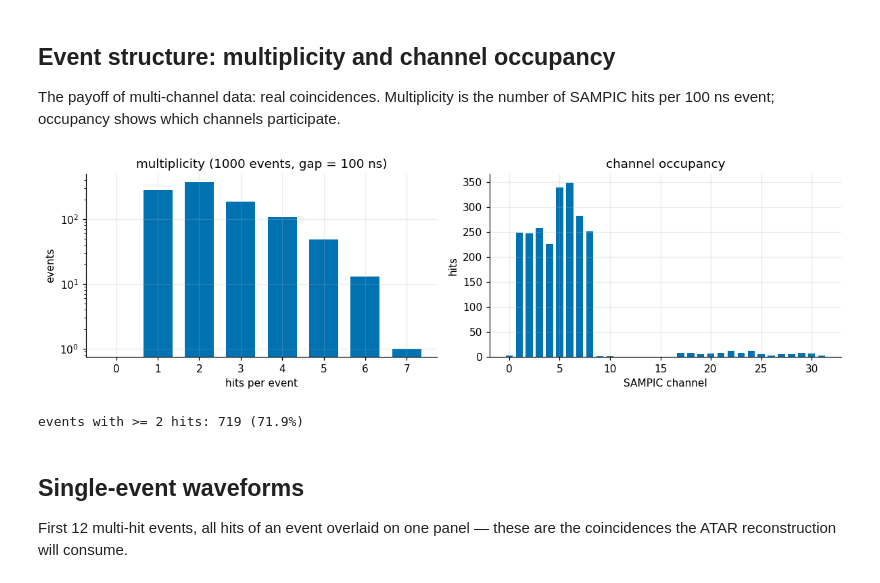
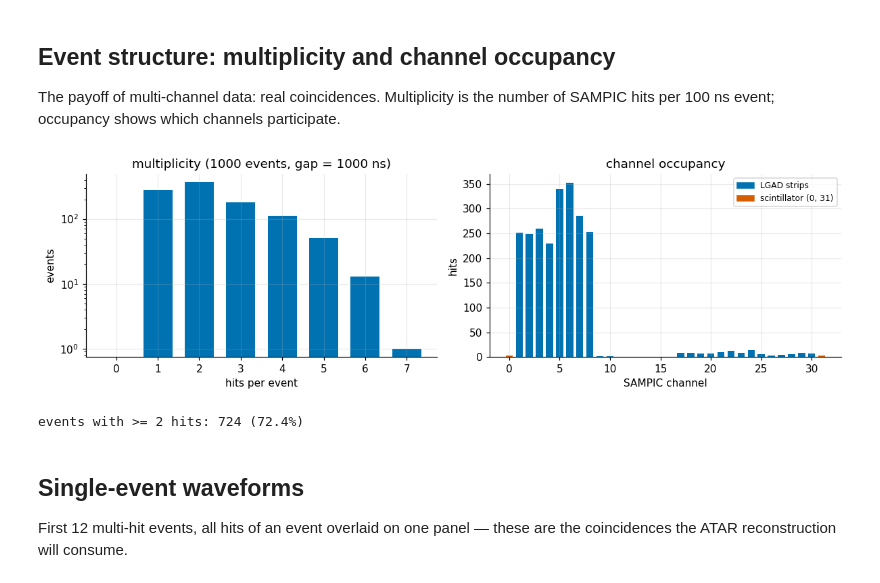
Before and after one commit to jlabounty/sampic-to-midas, a Jupyter notebook: notebooks/waveform_explorer_run108.ipynb, the cells around one changed output. Saved outputs shown, nothing was run; the diff lists cells and outputs as text; code cells hidden in the pictures.

```diff
--- a/notebooks/waveform_explorer_run108.ipynb
+++ b/notebooks/waveform_explorer_run108.ipynb
@@ -25,7 +30,8 @@ REC_FILE = WORKDIR / "sampic-to-midas/output/run108_first1000_rec.root"
 SOURCE_FILE = (WORKDIR / "data/TRIUMF"
                / "surfacemuons_down24percent_indtrig_s2Yslit_10_run108.root")
 ENTRY_STOP = 20000      # tree slice used by root_to_mid.py
-GAP_NS = 100.0
+GAP_NS = 1000.0          # potatar-analysis event window (combine_hits.C)
+SCINT_CHANNELS = (0, 31)  # dual-ended trigger scintillator (LGADDetectorMapping)
 DT_NS = 1e3 / 6400      # 6400 MS/s -> 0.15625 ns / sample
 
 # Okabe-Ito (colorblind-safe); one hue per role, fixed assignment
@@ -127,28 +133,33 @@ participate.
 # %%
 fig, (ax1, ax2) = plt.subplots(1, 2, figsize=(11, 3.4))
 phys = D["counts"][D["counts"] > 0]
 mult = np.bincount(phys)
 ax1.bar(np.arange(len(mult)), mult, color=C_MAIN, width=0.7)
 ax1.set_yscale("log")
 ax1.set_xlabel("hits per event")
 ax1.set_ylabel("events")
 ax1.set_title(f"multiplicity ({len(phys)} events, gap = {GAP_NS:.0f} ns)")
 
 occ = np.bincount(D["channel"], minlength=32)
-ax2.bar(np.arange(32), occ, color=C_MAIN, width=0.7)
+colors = [C_REF if c in SCINT_CHANNELS else C_MAIN for c in range(32)]
+ax2.bar(np.arange(32), occ, color=colors, width=0.7)
+from matplotlib.patches import Patch
+ax2.legend(handles=[Patch(color=C_MAIN, label="LGAD strips"),
+                    Patch(color=C_REF, label="scintillator (0, 31)")],
+           fontsize=8)
 ax2.set_xlabel("SAMPIC channel")
 ax2.set_ylabel("hits")
 ax2.set_title("channel occupancy")
 fig.tight_layout()
 plt.show()
 
 pairs = 0
 for n in range(2, len(mult)):
     pairs += mult[n]
 print(f"events with >= 2 hits: {pairs} ({pairs / len(phys):.1%})")
 # %% [output]
-[figure, old version]
+[figure, new version]
-events with >= 2 hits: 719 (71.9%)
+events with >= 2 hits: 724 (72.4%)
 # %% [markdown]
 ## Single-event waveforms
 
```
Also changed, not shown: parts of 6 cells of this notebook.
